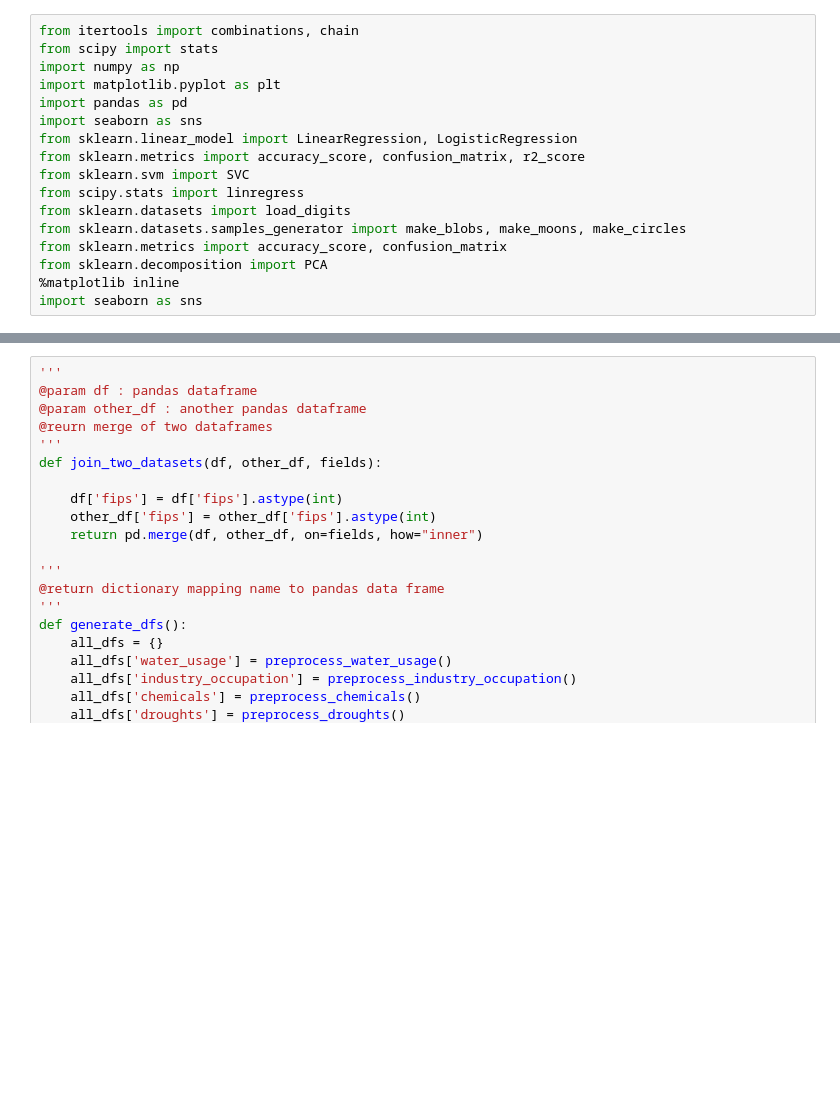
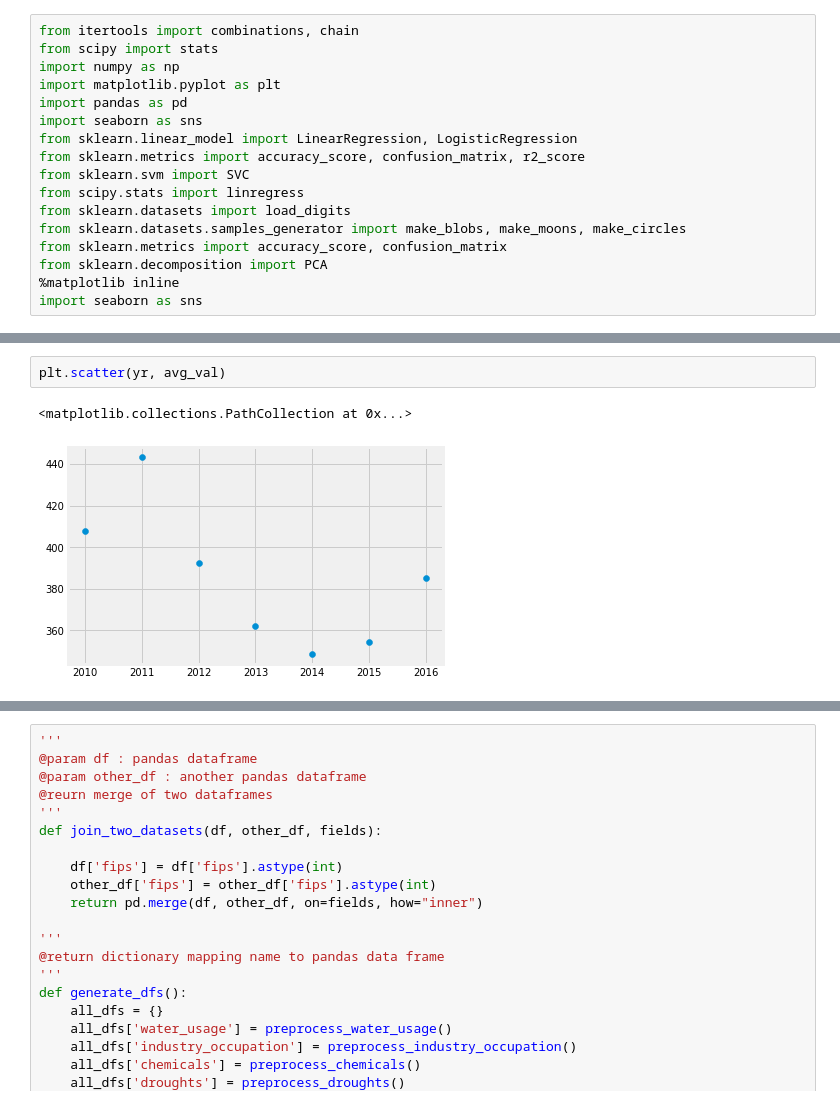
Before and after one commit to nprasad2021/water_quality, a Jupyter notebook: eda.ipynb, the cells around one changed output, grey strips where cells are left out. Saved outputs shown, nothing was run; the diff lists cells and outputs as text; blank space fills up the shorter version.

```diff
--- a/eda.ipynb
+++ b/eda.ipynb
@@ -24,0 +62,5 @@ water_usage = pd.read_csv("water_usage_processed.csv")
+# %%
+plt.scatter(yr, avg_val)
+# %% [output]
+<matplotlib.collections.PathCollection at 0x...>
+[figure, added]
```
Also changed, not shown: parts of 38 cells of this notebook.
